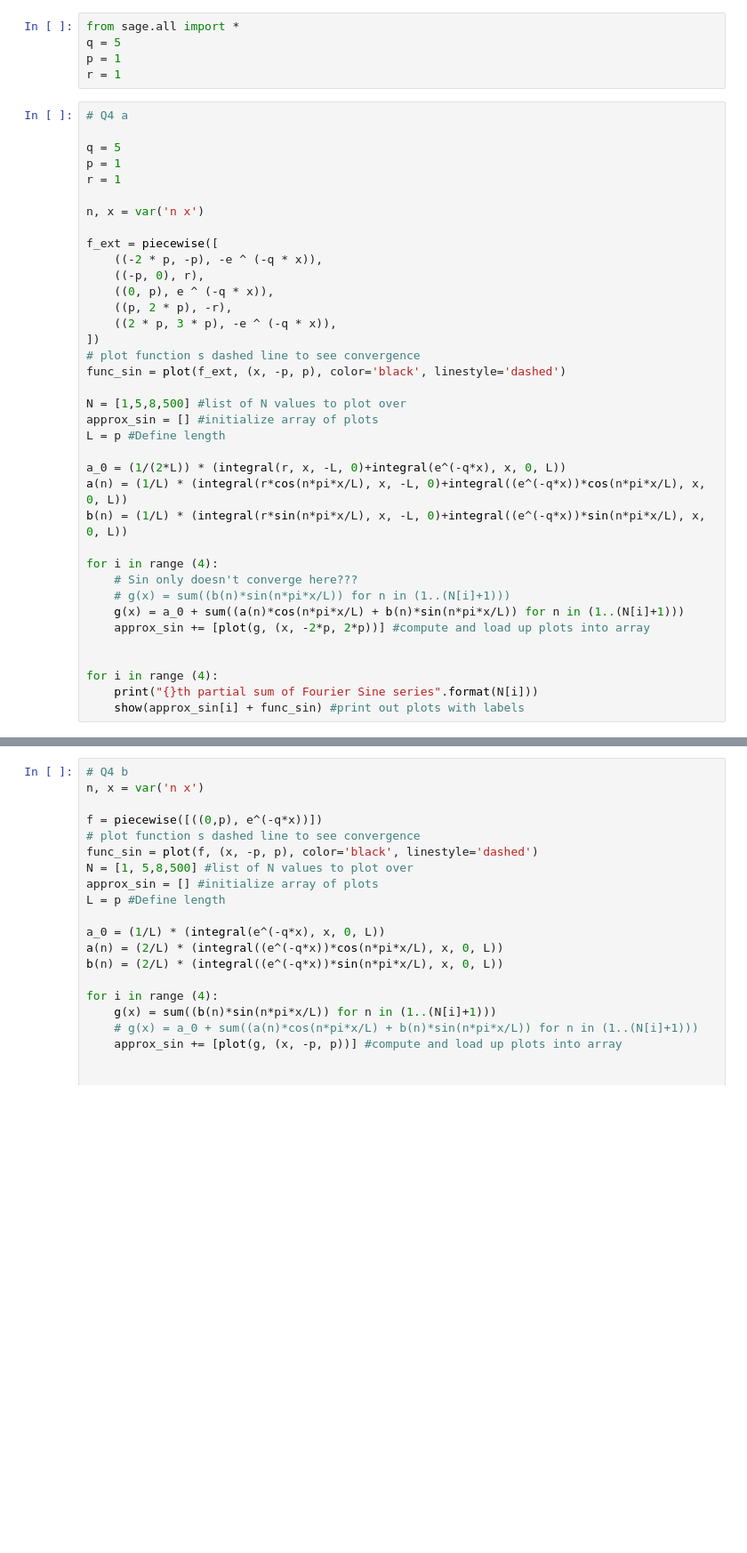
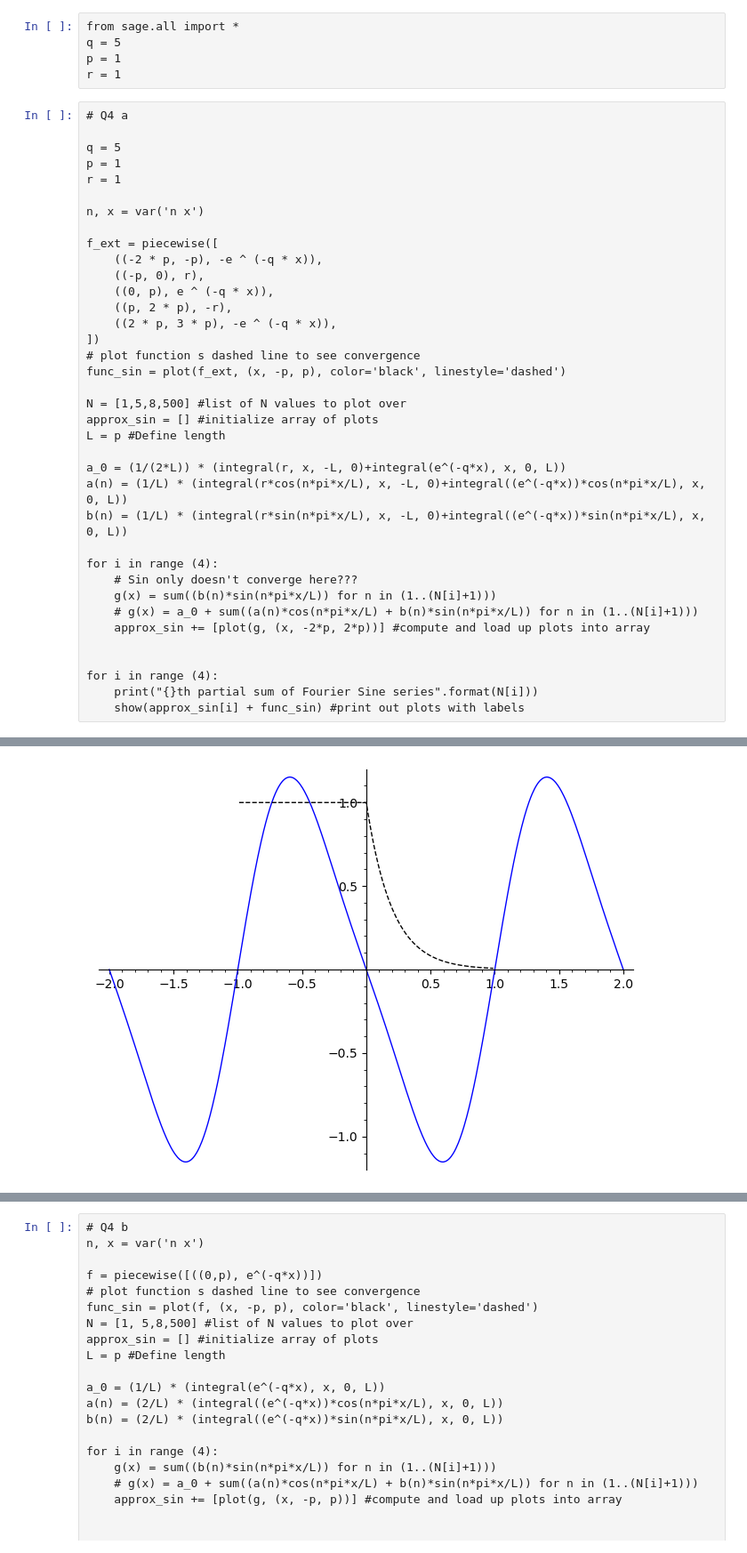
Before and after one commit to MrJeremyFisher/TeX, a Jupyter notebook: MATH/MATH 3150H/A1/sage.ipynb, the cells around one changed output, grey strips where cells are left out. Shown: that part at 89% size. Drawn from its saved outputs; the diff is of its cells as text; blank space fills up the shorter version.

```diff
--- a/MATH/MATH 3150H/A1/sage.ipynb
+++ b/MATH/MATH 3150H/A1/sage.ipynb
@@ -32,11 +32,12 @@ b(n) = (1/L) * (integral(r*sin(n*pi*x/L), x, -L, 0)+integral((e^(-q*x))*sin(n*pi
 
 for i in range (4):
     # Sin only doesn't converge here???
-    # g(x) = sum((b(n)*sin(n*pi*x/L)) for n in (1..(N[i]+1)))
-    g(x) = a_0 + sum((a(n)*cos(n*pi*x/L) + b(n)*sin(n*pi*x/L)) for n in (1..(N[i]+1)))
+    g(x) = sum((b(n)*sin(n*pi*x/L)) for n in (1..(N[i]+1)))
+    # g(x) = a_0 + sum((a(n)*cos(n*pi*x/L) + b(n)*sin(n*pi*x/L)) for n in (1..(N[i]+1)))
     approx_sin += [plot(g, (x, -2*p, 2*p))] #compute and load up plots into array
 
 
 for i in range (4):
     print("{}th partial sum of Fourier Sine series".format(N[i]))
     show(approx_sin[i] + func_sin) #print out plots with labels
+# %% [output]
@@ -42,0 +45 @@ for i in range (4):
+[figure, added]
```
Also changed, not shown: parts of 4 cells of this notebook, 26 other files.
